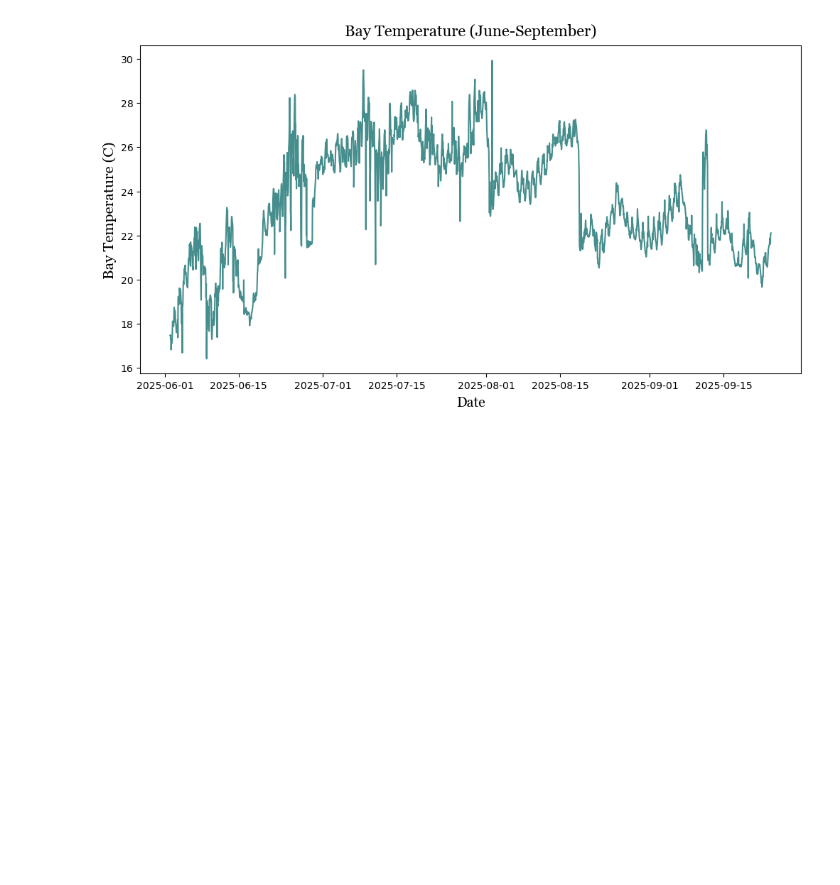
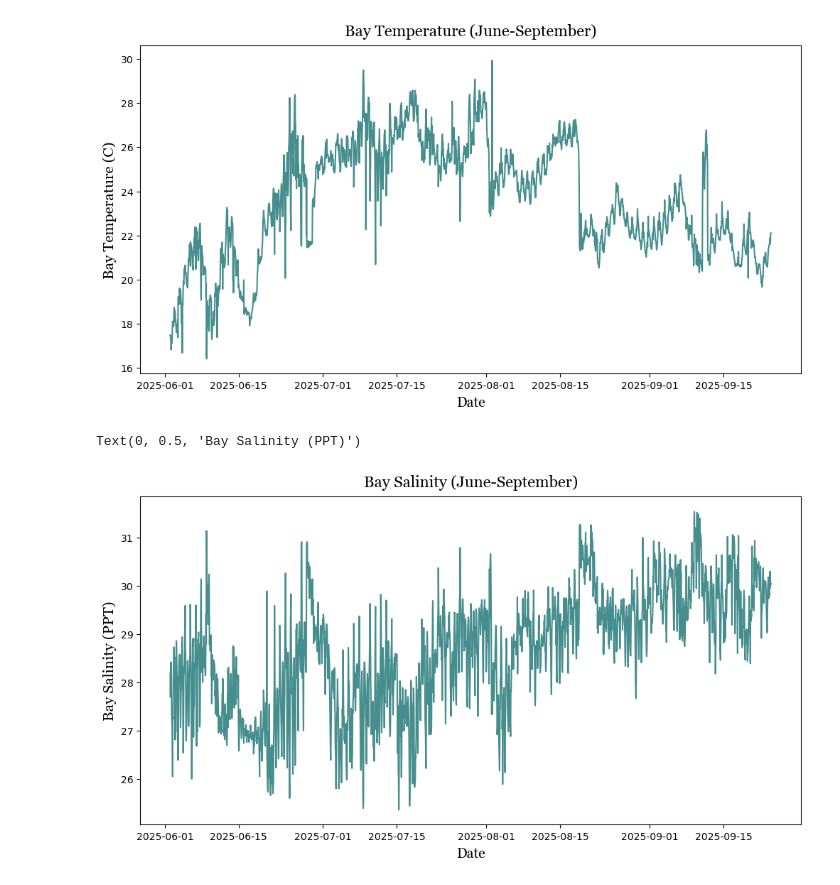
Before and after one commit to Krupamc/Research-2026-LSTM, a Jupyter notebook: graphs/graphs.ipynb, the cells around one changed output. Cells and saved outputs as stored; diff of their text form; code cells hidden in the pictures; blank space fills up the shorter version.

```diff
--- a/graphs/graphs.ipynb
+++ b/graphs/graphs.ipynb
@@ -159,10 +166,13 @@ plt.ylabel('Bay Temperature (C)', **myfont, fontsize=15)
 Text(0, 0.5, 'Bay Temperature (C)')
 [figure]
 # %%
-#Plot 8 - Precipitation
+#Plot 10 - Salinity
 
 plt.figure(figsize=(12,6))
 plt.plot(data['Date'], data['Salinity'], label='Salinity', color='#468e8d')
 plt.title("Bay Salinity (June-September)", **myfont, pad=10, fontsize=16)
 plt.xlabel('Date', labelpad=5, **myfont, fontsize=14)
-plt.ylabel('Bay Salinity', **myfont, fontsize=15)
+plt.ylabel('Bay Salinity (PPT)', **myfont, fontsize=15)
+# %% [output]
+Text(0, 0.5, 'Bay Salinity (PPT)')
+[figure, added]
```
Also changed, not shown: parts of 14 cells of this notebook, 3 other files.
